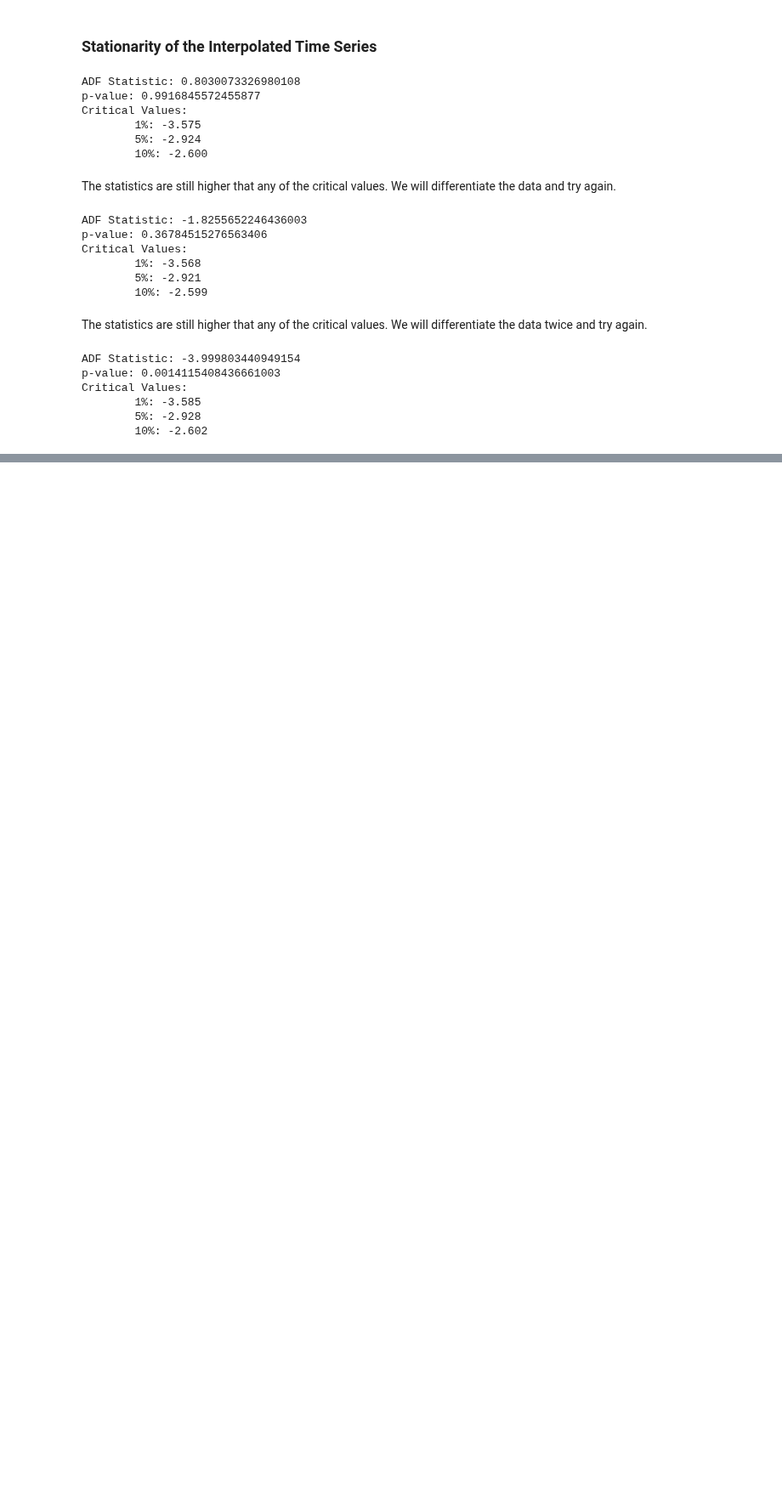
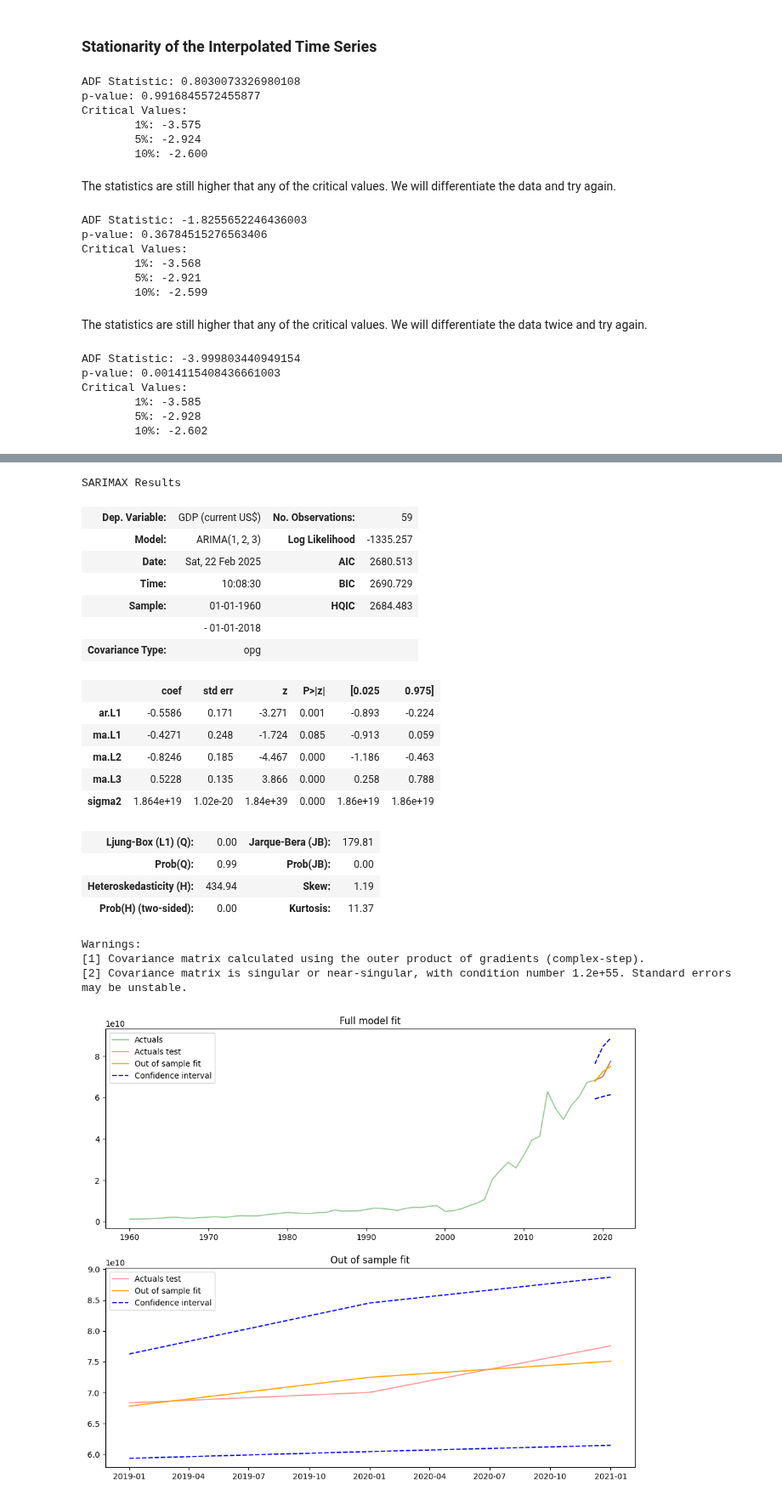
Before and after one commit to helios12/DataScienceProjects, a Jupyter notebook: tasks/task-10/Task-10-MATH-ML-13.Time_series.ipynb, the cells around one changed output, grey strips where cells are left out. Shown at 85% size. Cells and saved outputs as stored; diff of their text form; code cells hidden in the pictures; blank space fills up the shorter version.

```diff
--- a/tasks/task-10/Task-10-MATH-ML-13.Time_series.ipynb
+++ b/tasks/task-10/Task-10-MATH-ML-13.Time_series.ipynb
@@ -404,0 +550,63 @@ Critical Values:
+# %%
+# Fit the model with the best parameters
+arima_model = ARIMA(data_train['GDP (current US$)'], order=(1, 2, 3))
+arima_model_fit = arima_model.fit()
+display(arima_model_fit.summary())
+
+# Get a prediction
+data_pred = pd.DataFrame(index=data.index)
+data_pred['model_preds'] = arima_model_fit.predict(start=data_test.index[0], end=data_test.index[-1])
+data_pred['GDP (current US$)'] = data_interpolated['GDP (current US$)']
+
+# Get values for the confidence interval of 5 %
+forecast = arima_model_fit.get_forecast(len(data_test.index))
+data_forecast = forecast.conf_int(alpha=0.05)
+
+# Add the values of the confidence interval to the results dataframe
+data_pred.at[data_test.index, 'model_preds_lower'] = data_forecast['lower GDP (current US$)']
+data_pred.at[data_test.index, 'model_preds_upper'] = data_forecast['upper GDP (current US$)']
+
+# Present the results
+plt.rcParams['figure.figsize'] = 12, 10
+plt.subplot(2, 1, 1)
+plt.plot(data_pred['GDP (current US$)'], color='green', label='Actuals', alpha=0.4)
+plt.plot(data_test.loc[data_test.index]['GDP (current US$)'], color='red', label='Actuals test', alpha=0.4)
+plt.plot(data_pred.loc[data_test.index]['model_preds'], color='orange', label='Out of sample fit')
+plt.plot(data_pred.loc[data_test.index]['model_preds_lower'], color='blue', linestyle='--', label='Confidence interval')
+plt.plot(data_pred.loc[data_test.index]['model_preds_upper'], color='blue', linestyle='--')
+plt.title('Full model fit')
+plt.legend()
+
+plt.subplot(2, 1, 2)
+#plt.plot(data_pred['GDP (current US$)'], color='green', label='Actuals', alpha=0.4)
+plt.plot(data_test.loc[data_test.index]['GDP (current US$)'], color='red', label='Actuals test', alpha=0.4)
+plt.plot(data_pred.loc[data_test.index]['model_preds'], color='orange', label='Out of sample fit')
+plt.plot(data_pred.loc[data_test.index]['model_preds_lower'], color='blue', linestyle='--', label='Confidence interval')
+plt.plot(data_pred.loc[data_test.index]['model_preds_upper'], color='blue', linestyle='--')
+plt.title('Out of sample fit')
+plt.legend()
+
+plt.show()
+# %% [output]
+SARIMAX Results
+| Dep. Variable: | GDP (current US$) | No. Observations: | 59 |
+| Model: | ARIMA(1, 2, 3) | Log Likelihood | -1335.257 |
+| Date: | Sat, 22 Feb 2025 | AIC | 2680.513 |
+| Time: | 10:08:30 | BIC | 2690.729 |
+| Sample: | 01-01-1960 | HQIC | 2684.483 |
+|  | - 01-01-2018 |  |  |
+| Covariance Type: | opg |  |  |
+|  | coef | std err | z | P>|z| | [0.025 | 0.975] |
+| ar.L1 | -0.5586 | 0.171 | -3.271 | 0.001 | -0.893 | -0.224 |
+| ma.L1 | -0.4271 | 0.248 | -1.724 | 0.085 | -0.913 | 0.059 |
+| ma.L2 | -0.8246 | 0.185 | -4.467 | 0.000 | -1.186 | -0.463 |
+| ma.L3 | 0.5228 | 0.135 | 3.866 | 0.000 | 0.258 | 0.788 |
+| sigma2 | 1.864e+19 | 1.02e-20 | 1.84e+39 | 0.000 | 1.86e+19 | 1.86e+19 |
+| Ljung-Box (L1) (Q): | 0.00 | Jarque-Bera (JB): | 179.81 |
+| Prob(Q): | 0.99 | Prob(JB): | 0.00 |
+| Heteroskedasticity (H): | 434.94 | Skew: | 1.19 |
+| Prob(H) (two-sided): | 0.00 | Kurtosis: | 11.37 |
+Warnings:
+[1] Covariance matrix calculated using the outer product of gradients (complex-step).
+[2] Covariance matrix is singular or near-singular, with condition number 1.2e+55. Standard errors may be unstable.
+[figure, added]
```
Also changed, not shown: parts of 16 cells of this notebook.
